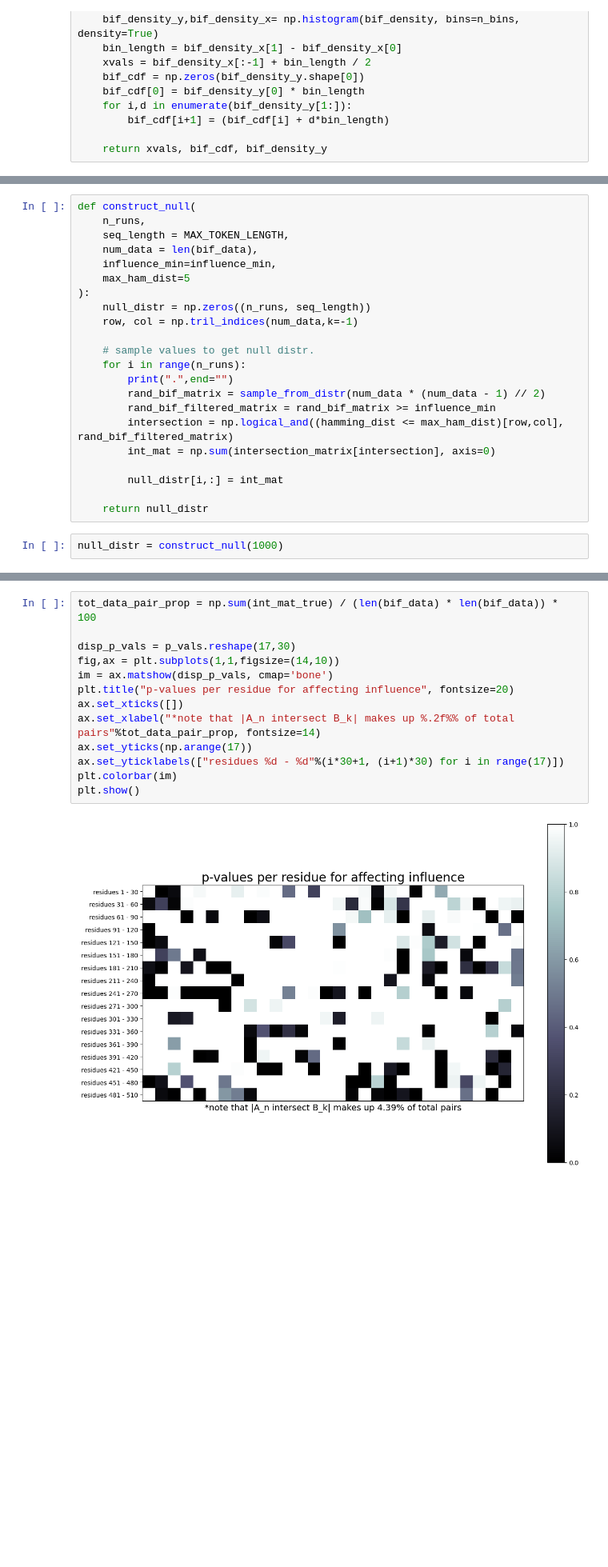
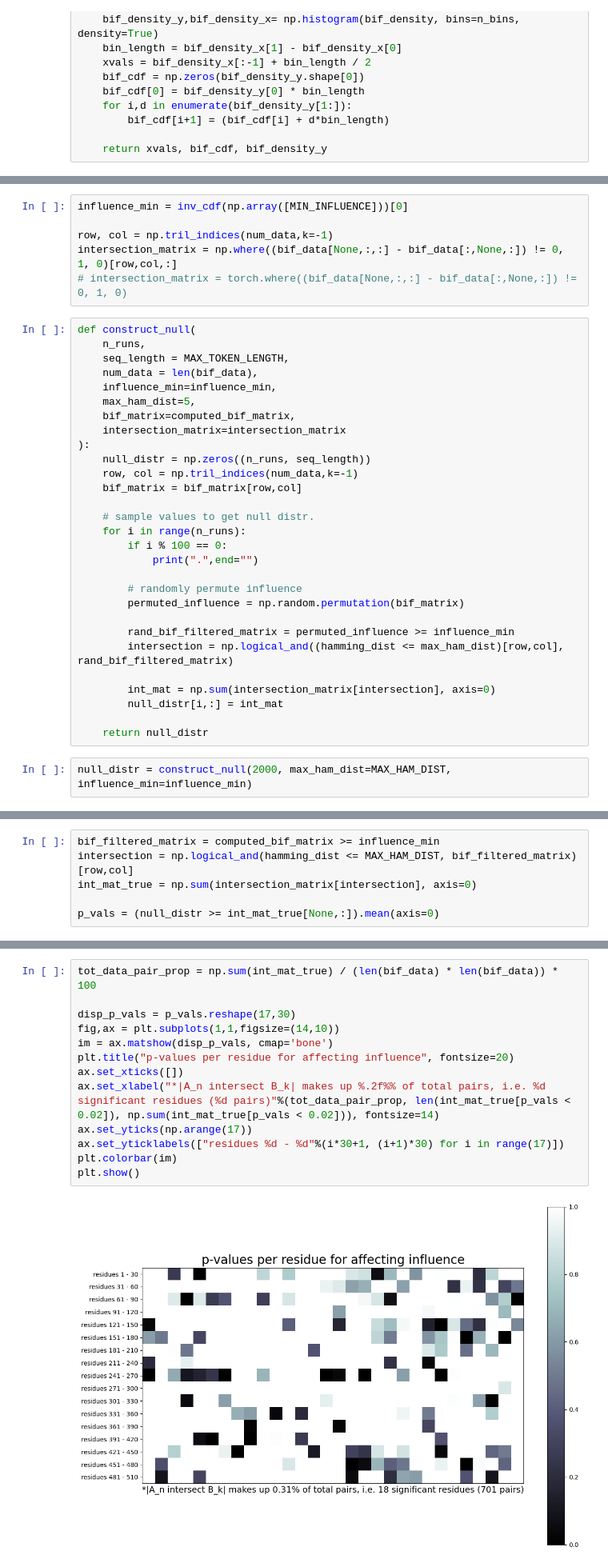
Before and after one commit to blab/sequence-vaes, a Jupyter notebook: ideas_exploration/ex3_exploratory_analysis.ipynb, the cells around one changed output, grey strips where cells are left out. Shown at 80% size. Saved outputs shown, nothing was run; the diff lists cells and outputs as text; blank space fills up the shorter version.

Commit message:
fixing null distr.

```diff
--- a/ideas_exploration/ex3_exploratory_analysis.ipynb
+++ b/ideas_exploration/ex3_exploratory_analysis.ipynb
@@ -154,25 +152,38 @@ intersection_matrix = np.where((bif_data[None,:,:] - bif_data[:,None,:]) != 0, 1
+# %%
+influence_min = inv_cdf(np.array([MIN_INFLUENCE]))[0]
+
+row, col = np.tril_indices(num_data,k=-1)
+intersection_matrix = np.where((bif_data[None,:,:] - bif_data[:,None,:]) != 0, 1, 0)[row,col,:]
+# intersection_matrix = torch.where((bif_data[None,:,:] - bif_data[:,None,:]) != 0, 1, 0)
 # %%
 def construct_null(
     n_runs,
     seq_length = MAX_TOKEN_LENGTH,
     num_data = len(bif_data),
     influence_min=influence_min,
-    max_ham_dist=5
+    max_ham_dist=5,
+    bif_matrix=computed_bif_matrix,
+    intersection_matrix=intersection_matrix
 ):
     null_distr = np.zeros((n_runs, seq_length))
     row, col = np.tril_indices(num_data,k=-1)
+    bif_matrix = bif_matrix[row,col]
 
     # sample values to get null distr.
     for i in range(n_runs):
-        print(".",end="")
-        rand_bif_matrix = sample_from_distr(num_data * (num_data - 1) // 2)
-        rand_bif_filtered_matrix = rand_bif_matrix >= influence_min
+        if i % 100 == 0:
+            print(".",end="")
+
+        # randomly permute influence
+        permuted_influence = np.random.permutation(bif_matrix)
+
+        rand_bif_filtered_matrix = permuted_influence >= influence_min
         intersection = np.logical_and((hamming_dist <= max_ham_dist)[row,col], rand_bif_filtered_matrix)
+
         int_mat = np.sum(intersection_matrix[intersection], axis=0)
-
         null_distr[i,:] = int_mat
 
     return null_distr
 # %%
-null_distr = construct_null(1000)
+null_distr = construct_null(2000, max_ham_dist=MAX_HAM_DIST, influence_min=influence_min)
 # %% [output]
@@ -201,0 +195,6 @@ p_vals = np.sum(np.where((null_densities_x >= int_mat_true[:, None]), null_densi
+# %%
+bif_filtered_matrix = computed_bif_matrix >= influence_min
+intersection = np.logical_and(hamming_dist <= MAX_HAM_DIST, bif_filtered_matrix)[row,col]
+int_mat_true = np.sum(intersection_matrix[intersection], axis=0)
+
+p_vals = (null_distr >= int_mat_true[None,:]).mean(axis=0)
@@ -202,15 +215,15 @@ p_vals = np.sum(np.where((null_densities_x >= int_mat_true[:, None]), null_densi
 # %%
 tot_data_pair_prop = np.sum(int_mat_true) / (len(bif_data) * len(bif_data)) * 100
 
 disp_p_vals = p_vals.reshape(17,30)
 fig,ax = plt.subplots(1,1,figsize=(14,10))
 im = ax.matshow(disp_p_vals, cmap='bone')
 plt.title("p-values per residue for affecting influence", fontsize=20)
 ax.set_xticks([])
-ax.set_xlabel("*note that |A_n intersect B_k| makes up %.2f%% of total pairs"%tot_data_pair_prop, fontsize=14)
+ax.set_xlabel("*|A_n intersect B_k| makes up %.2f%% of total pairs, i.e. %d significant residues (%d pairs)"%(tot_data_pair_prop, len(int_mat_true[p_vals < 0.02]), np.sum(int_mat_true[p_vals < 0.02])), fontsize=14)
 ax.set_yticks(np.arange(17))
 ax.set_yticklabels(["residues %d - %d"%(i*30+1, (i+1)*30) for i in range(17)])
 plt.colorbar(im)
 plt.show()
 # %% [output]
-[figure, old version]
+[figure, new version]
```
Also changed, not shown: parts of 10 cells of this notebook.
